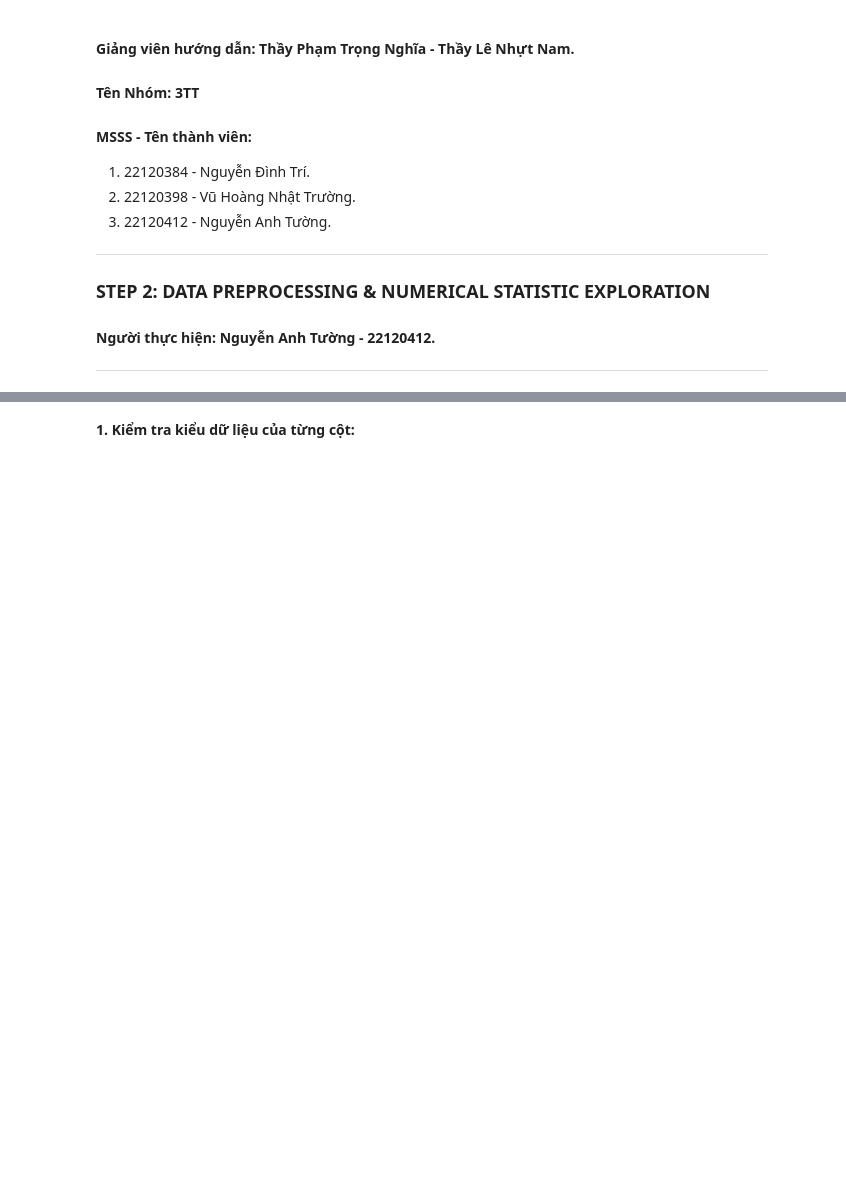
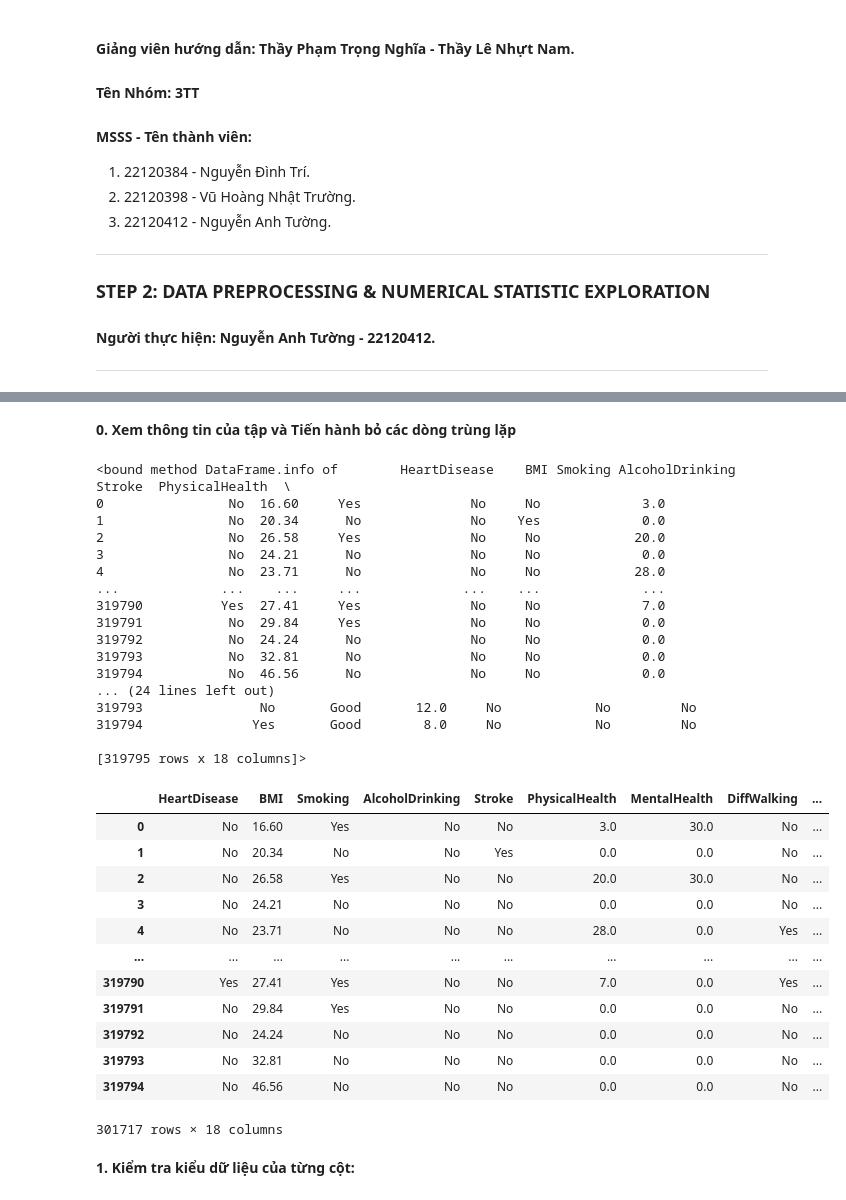
Before and after one commit to richardnguyen0715/Pro4DS-FinalProject-HandleKaggleDatasetProblems, a Jupyter notebook: Source/DataPreProcessing.ipynb, the cells around one changed output, grey strips where cells are left out. Saved outputs shown, nothing was run; the diff lists cells and outputs as text; code cells hidden in the pictures; blank space fills up the shorter version.

```diff
--- a/Source/DataPreProcessing.ipynb
+++ b/Source/DataPreProcessing.ipynb
@@ -31,3 +45,39 @@ df.head()
+# %% [markdown]
+**0. Xem thông tin của tập và Tiến hành bỏ các dòng trùng lặp**
+# %%
+print(df.info)
+df.drop_duplicates()
+# %% [output]
+<bound method DataFrame.info of        HeartDisease    BMI Smoking AlcoholDrinking Stroke  PhysicalHealth  \
+0                No  16.60     Yes              No     No             3.0
+1                No  20.34      No              No    Yes             0.0
+2                No  26.58     Yes              No     No            20.0
+3                No  24.21      No              No     No             0.0
+4                No  23.71      No              No     No            28.0
+...             ...    ...     ...             ...    ...             ...
+319790          Yes  27.41     Yes              No     No             7.0
+319791           No  29.84     Yes              No     No             0.0
+319792           No  24.24      No              No     No             0.0
+319793           No  32.81      No              No     No             0.0
+319794           No  46.56      No              No     No             0.0
+... (24 lines left out)
+319793               No       Good       12.0     No            No         No
+319794              Yes       Good        8.0     No            No         No
+
+[319795 rows x 18 columns]>
+|  | HeartDisease | BMI | Smoking | AlcoholDrinking | Stroke | PhysicalHealth | MentalHealth | DiffWalking | ... |
+| 0 | No | 16.60 | Yes | No | No | 3.0 | 30.0 | No | ... |
+| 1 | No | 20.34 | No | No | Yes | 0.0 | 0.0 | No | ... |
+| 2 | No | 26.58 | Yes | No | No | 20.0 | 30.0 | No | ... |
+| 3 | No | 24.21 | No | No | No | 0.0 | 0.0 | No | ... |
+| 4 | No | 23.71 | No | No | No | 28.0 | 0.0 | Yes | ... |
+| ... | ... | ... | ... | ... | ... | ... | ... | ... | ... |
+| 319790 | Yes | 27.41 | Yes | No | No | 7.0 | 0.0 | Yes | ... |
+| 319791 | No | 29.84 | Yes | No | No | 0.0 | 0.0 | No | ... |
+| 319792 | No | 24.24 | No | No | No | 0.0 | 0.0 | No | ... |
+| 319793 | No | 32.81 | No | No | No | 0.0 | 0.0 | No | ... |
+| 319794 | No | 46.56 | No | No | No | 0.0 | 0.0 | No | ... |
+301717 rows × 18 columns
 # %% [markdown]
 **1. Kiểm tra kiểu dữ liệu của từng cột:**
 # %%
```
Also changed, not shown: parts of 3 cells of this notebook, 2 other files.
